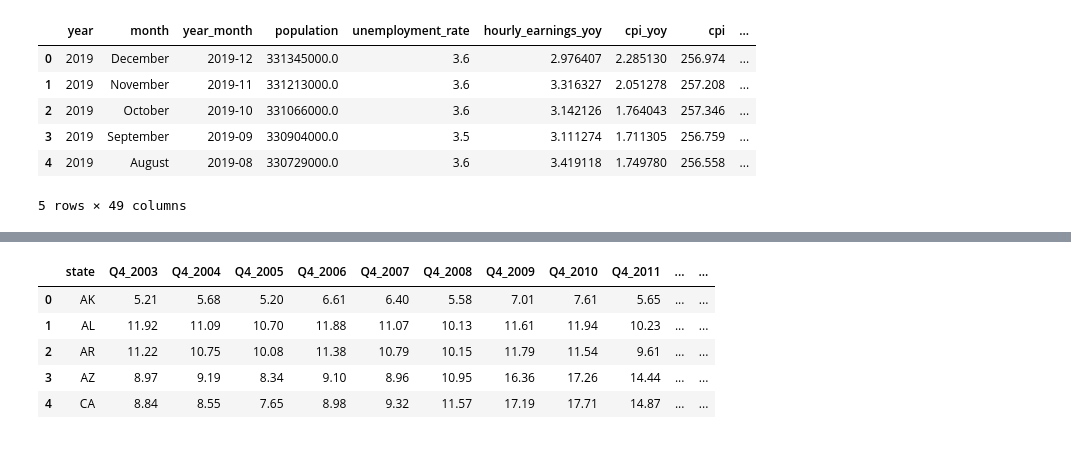
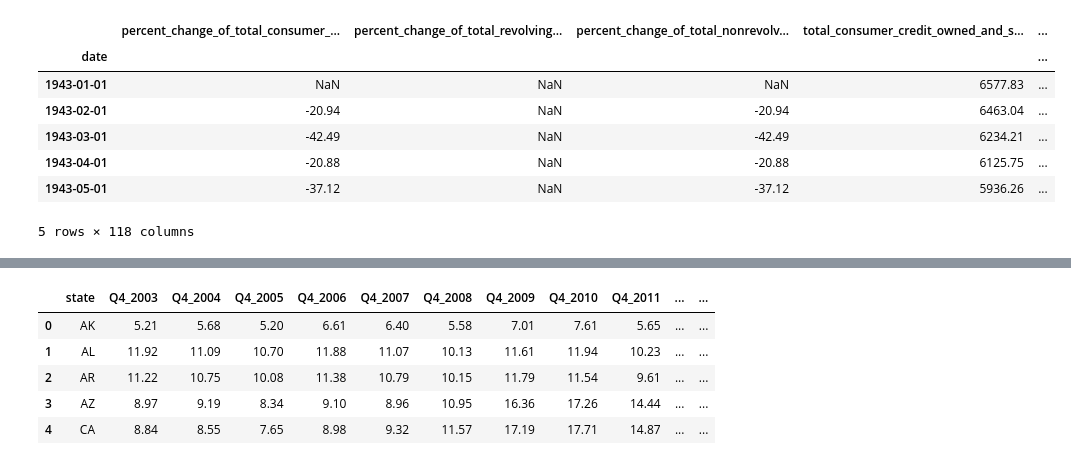
Before and after one commit to acdaniel864/time-series-credit-forecasting, a Jupyter notebook: Working_AD/eda_acd.ipynb, the cells around one changed output, grey strips where cells are left out. Cells and saved outputs as stored; diff of their text form; code cells hidden in the pictures.

```diff
--- a/Working_AD/eda_acd.ipynb
+++ b/Working_AD/eda_acd.ipynb
@@ -9,11 +29,12 @@ ModuleNotFoundError: No module named 'time_series_plots'
 # %%
-df = pd.read_csv('../data/all_monthly_data_clean.csv')
-df.head()
+df_FRB = pd.read_csv('../data/frb_monthly_debt_bal_clean.csv', index_col='date', parse_dates=True)
+df_FRB.head()
 # %% [output]
-|  | year | month | year_month | population | unemployment_rate | hourly_earnings_yoy | cpi_yoy | cpi | ... |
-| 0 | 2019 | December | 2019-12 | 331345000.0 | 3.6 | 2.976407 | 2.285130 | 256.974 | ... |
-| 1 | 2019 | November | 2019-11 | 331213000.0 | 3.6 | 3.316327 | 2.051278 | 257.208 | ... |
-| 2 | 2019 | October | 2019-10 | 331066000.0 | 3.6 | 3.142126 | 1.764043 | 257.346 | ... |
-| 3 | 2019 | September | 2019-09 | 330904000.0 | 3.5 | 3.111274 | 1.711305 | 256.759 | ... |
-| 4 | 2019 | August | 2019-08 | 330729000.0 | 3.6 | 3.419118 | 1.749780 | 256.558 | ... |
+|  | percent_change_of_total_consumer_... | percent_change_of_total_revolving... | percent_change_of_total_nonrevolv... | total_consumer_credit_owned_and_s... | ... |
+| date |  |  |  |  | ... |
+| 1943-01-01 | NaN | NaN | NaN | 6577.83 | ... |
+| 1943-02-01 | -20.94 | NaN | -20.94 | 6463.04 | ... |
+| 1943-03-01 | -42.49 | NaN | -42.49 | 6234.21 | ... |
+| 1943-04-01 | -20.88 | NaN | -20.88 | 6125.75 | ... |
+| 1943-05-01 | -37.12 | NaN | -37.12 | 5936.26 | ... |
-5 rows × 49 columns
+5 rows × 118 columns
```
Also changed, not shown: parts of 40 cells of this notebook, 11 other files.
